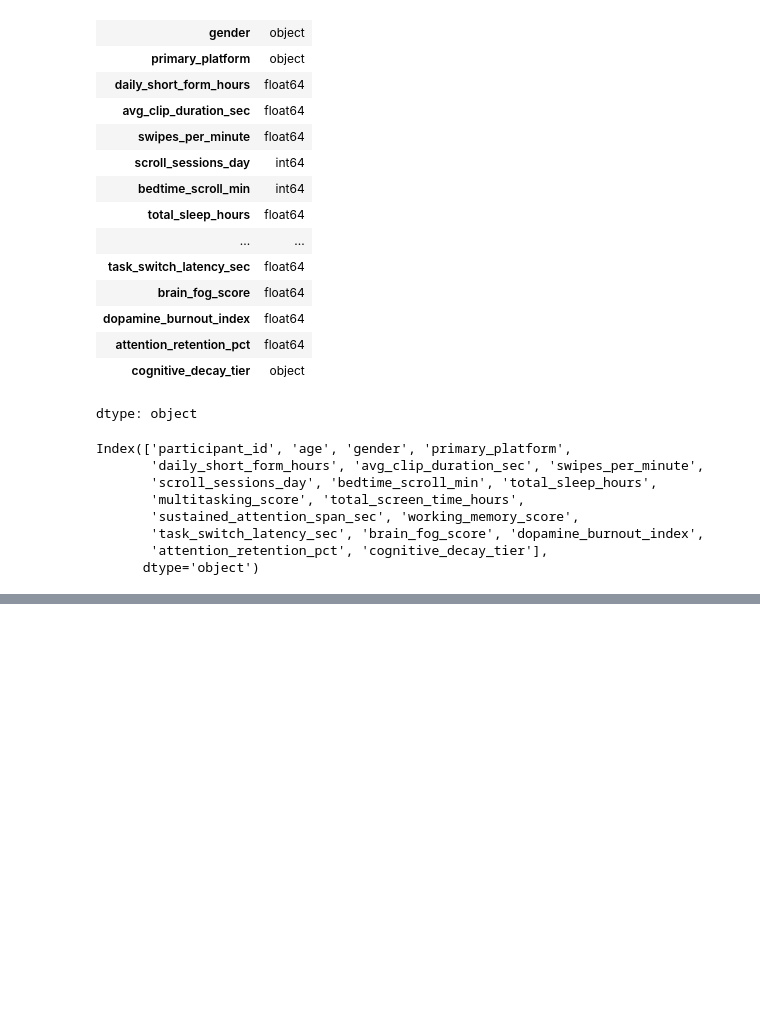
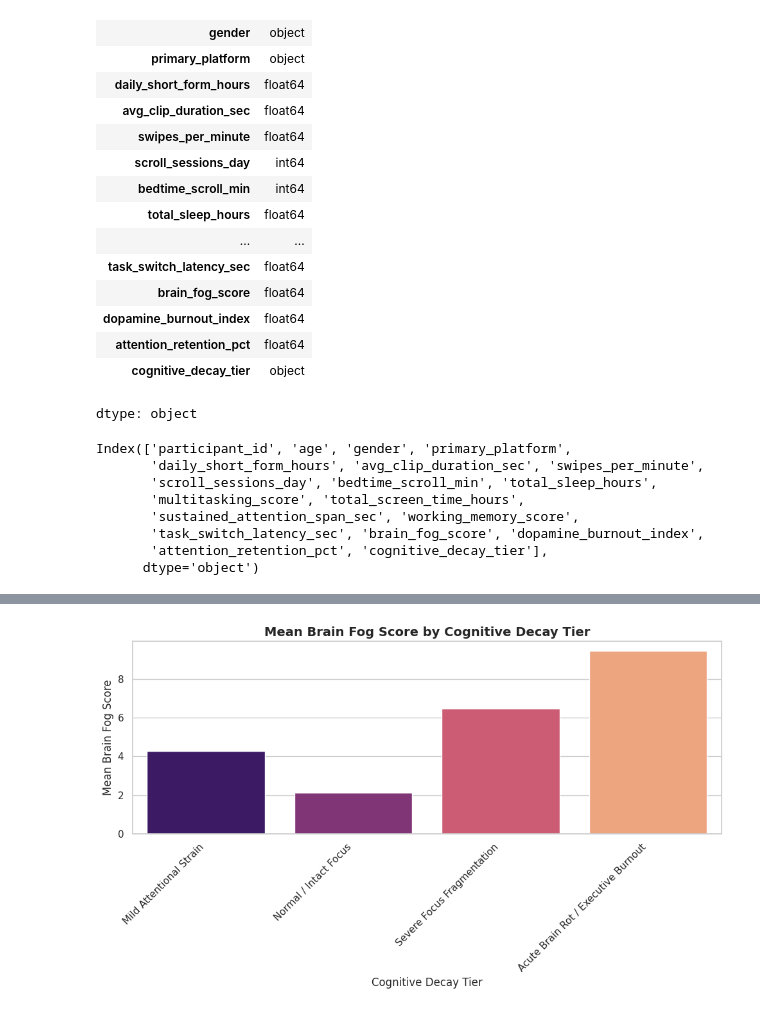
Before and after one commit to kxrrym03/Brain-rot-cognitive-decay, a Jupyter notebook: Brain_Rot_cognitive_decay.ipynb, the cells around one changed output, grey strips where cells are left out. Drawn from its saved outputs; the diff is of its cells as text; code cells hidden in the pictures; blank space fills up the shorter version.

```diff
--- a/Brain_Rot_cognitive_decay.ipynb
+++ b/Brain_Rot_cognitive_decay.ipynb
@@ -125,0 +191,13 @@ Index(['participant_id', 'age', 'gender', 'primary_platform',
+# %%
+plt.figure(figsize=(10, 6))
+sns.barplot(data=df, x='cognitive_decay_tier', y='brain_fog_score', estimator='mean', errorbar=None, palette='magma', hue='cognitive_decay_tier', legend=False)
+
+plt.title('Mean Brain Fog Score by Cognitive Decay Tier', fontsize=14, fontweight='bold')
+plt.xlabel('Cognitive Decay Tier', fontsize=12)
+plt.ylabel('Mean Brain Fog Score', fontsize=12)
+plt.xticks(rotation=45, ha='right')
+
+plt.tight_layout()
+plt.show()
+# %% [output]
+[figure, added]
```
Also changed, not shown: parts of 7 cells of this notebook.
